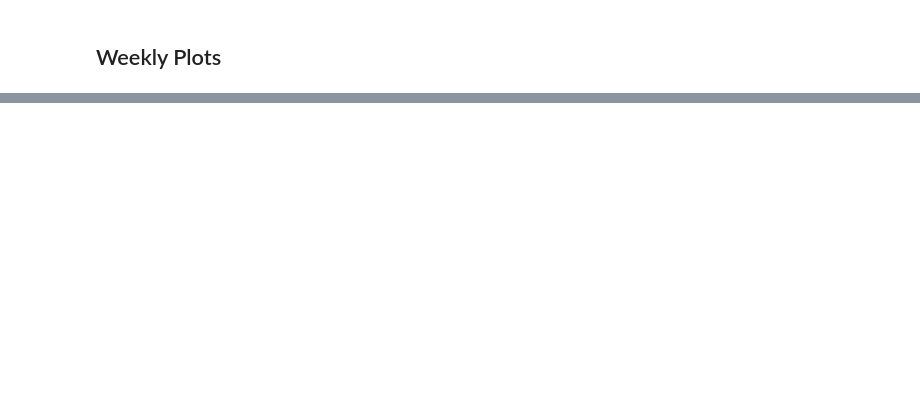
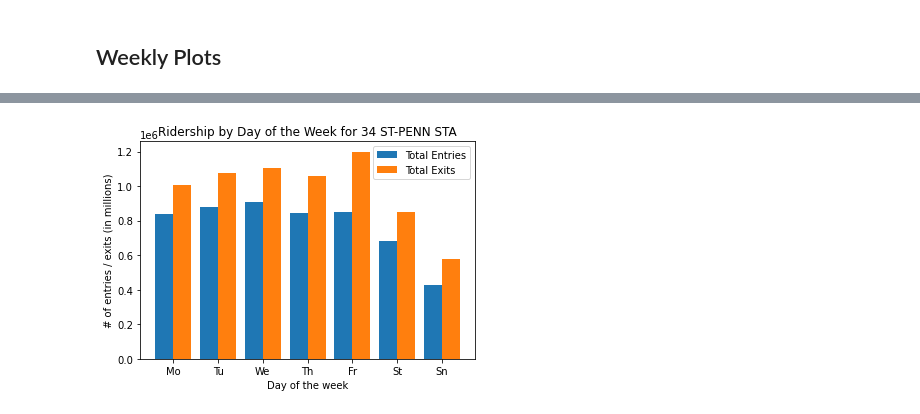
Before and after one commit to jaykwon2/MTA_EDA, a Jupyter notebook: EDA_Project_Jay_Kwon_v2.0.ipynb, the cells around one changed output, grey strips where cells are left out. Cells and saved outputs as stored; diff of their text form; code cells hidden in the pictures; blank space fills up the shorter version.

```diff
--- a/EDA_Project_Jay_Kwon_v2.0.ipynb
+++ b/EDA_Project_Jay_Kwon_v2.0.ipynb
@@ -920,17 +1009,19 @@ plt.title('Ridership per day for 34 ST-PENN STA')
 # %%
 penn_day = penn_daily.groupby('DAY_OF_WEEK_NUM').sum('TOTAL_ENTRIES').reset_index()
 # plt.bar(X_axis - 0.2, Ygirls, 0.4, label = 'Girls')
 # plt.bar(X_axis + 0.2, Zboys, 0.4, label = 'Boys')
 plt.bar(x=penn_day['DAY_OF_WEEK_NUM'] - 0.2,
         height=penn_day['DAILY_ENTRIES'], width = 0.4, label="Total Entries")
 plt.bar(x=penn_day['DAY_OF_WEEK_NUM'] + 0.2,
         height=penn_day['DAILY_EXITS'], width = 0.4, label="Total Exits")
-plt.legend(loc='upper left')
+plt.legend(loc='upper right')
 plt.xlabel('Day of the week')
-plt.ylabel('Number of turnstile entries/exits (in millions)')
+plt.ylabel('# of entries / exits (in millions)')
 plt.xticks(np.arange(7),['Mo','Tu','We','Th','Fr','St','Sn']) # changing x-tick labels np.arange(7) is the index location of the labels, then list for actual labels that we want for the tick mark.
 plt.title('Ridership by Day of the Week for 34 ST-PENN STA')
 plt.savefig('penn_week_plot.png')
+# %% [output]
+[figure, added]
 # %%
 penn_day = penn_daily.groupby('DAY_OF_WEEK_NUM').sum('TOTAL_ENTRIES').reset_index()
 # plt.bar(x=penn_day['DAY_OF_WEEK_NUM'],
```
Also changed, not shown: parts of 11 cells of this notebook, 2 other files.
